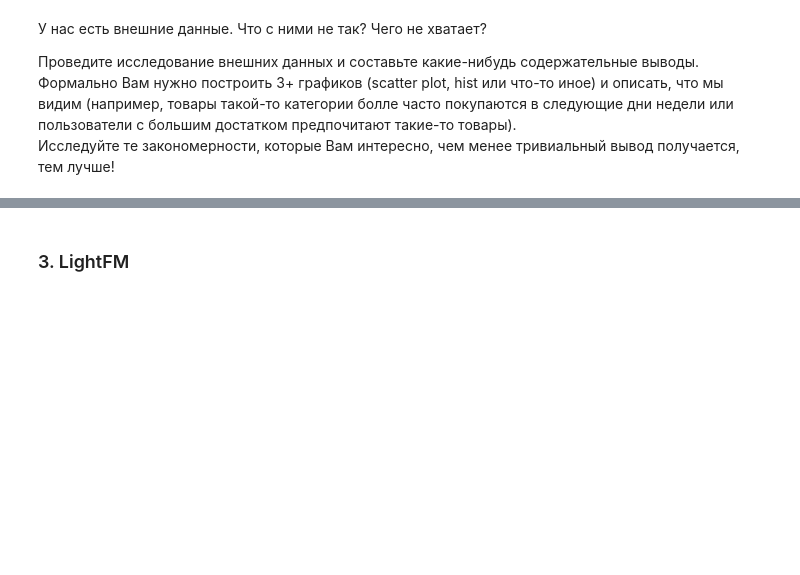
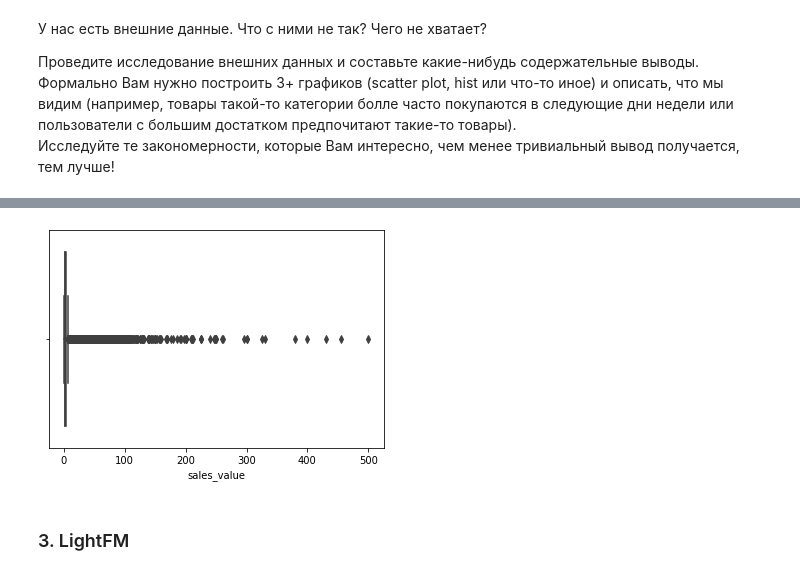
Before and after one commit to fandom170/Recommend_systems, a Jupyter notebook: Lesson_5/hw_5.ipynb, the cells around one changed output, grey strips where cells are left out. Saved outputs shown, nothing was run; the diff lists cells and outputs as text; code cells hidden in the pictures; blank space fills up the shorter version.

```diff
--- a/Lesson_5/hw_5.ipynb
+++ b/Lesson_5/hw_5.ipynb
@@ -36,3 +122,7 @@ import lightfm
+# %%
+ax = sns.boxplot(data[data['sales_value'] < 500]['sales_value'])
+# %% [output]
+[figure, added]
 # %% [markdown]
 ### 3. LightFM
 # %% [markdown]
```
Also changed, not shown: parts of 14 cells of this notebook.
